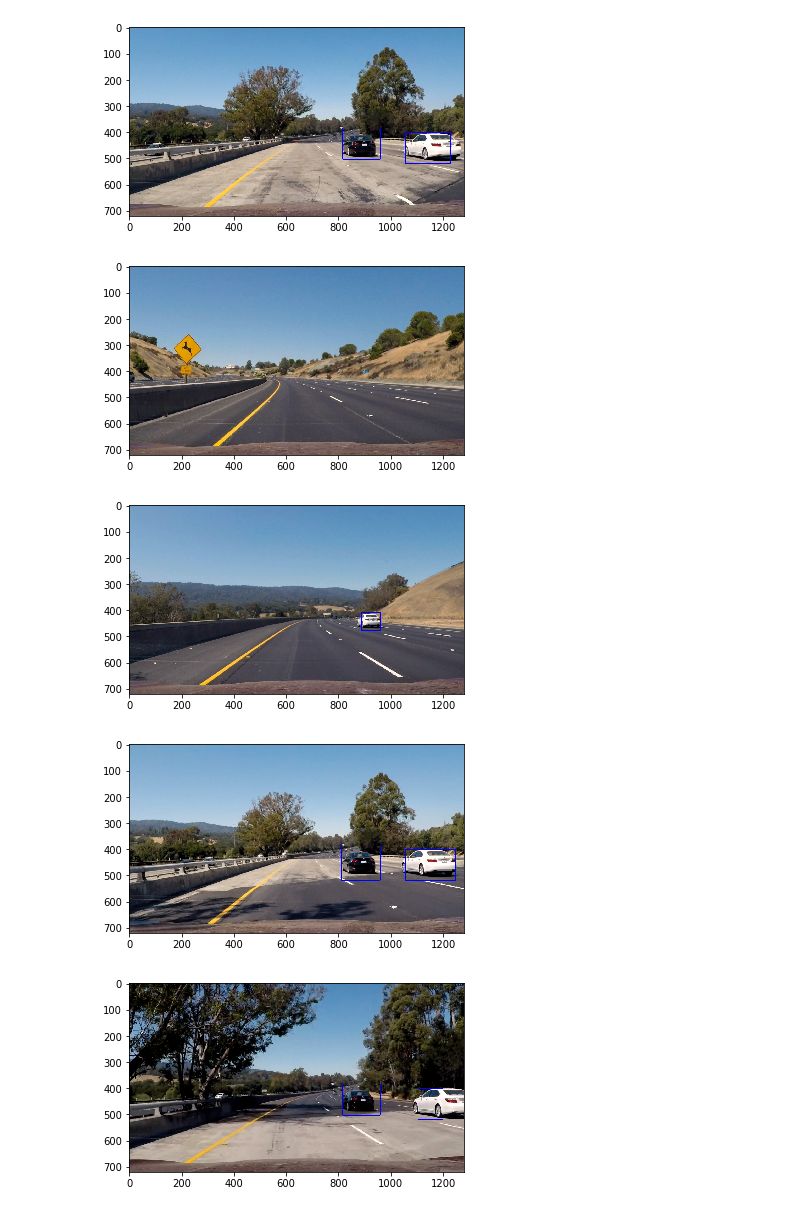
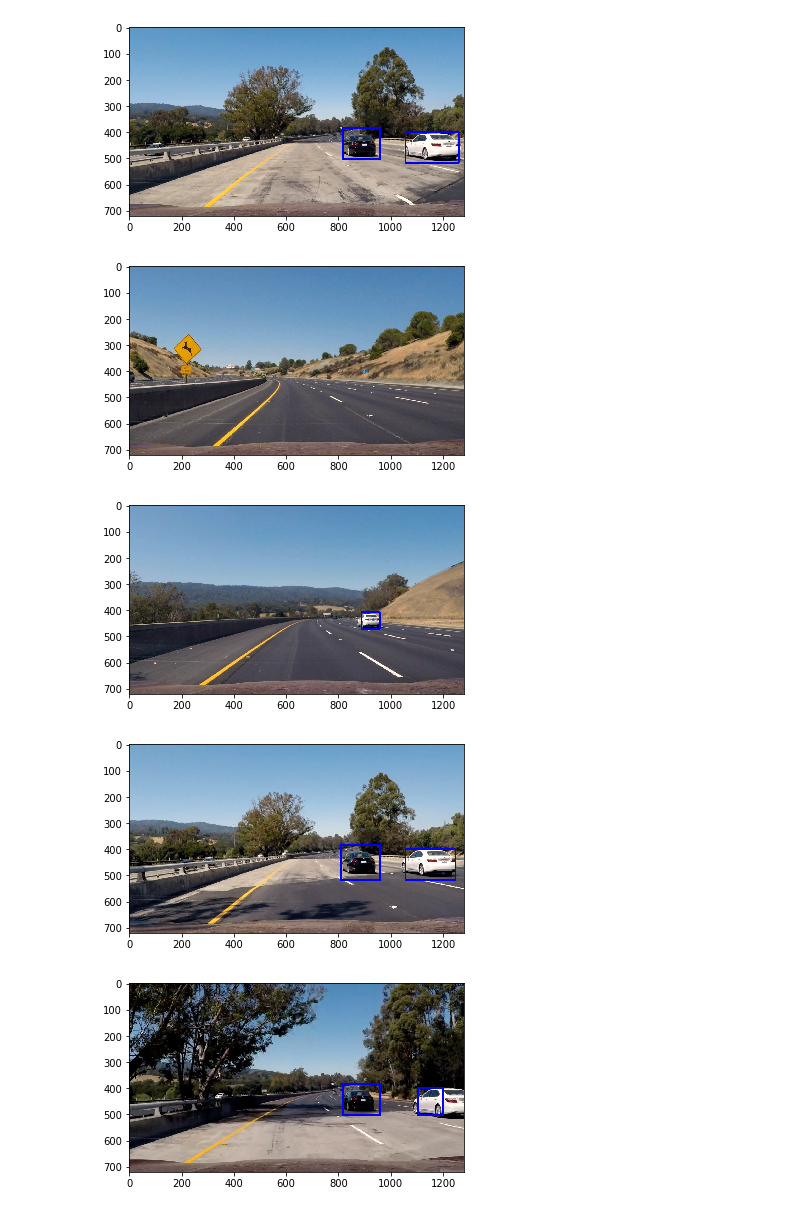
Before and after one commit to rjmoss/CarND-Vehicle-Detection, a Jupyter notebook: pipeline.ipynb, the cells around one changed output. Cells and saved outputs as stored; diff of their text form; code cells hidden in the pictures.

```diff
--- a/pipeline.ipynb
+++ b/pipeline.ipynb
@@ -118,4 +118,7 @@ def visualise_windows(img, parameters):
         plt.imshow(img)
         plt.gca().add_patch(Polygon(window, linewidth=4,edgecolor='r',facecolor='r'))
         plt.gca().add_patch(Polygon(search_area, linewidth=4,edgecolor='b',facecolor='none'))
+        if SAVE:
+                fig = plt.gcf()
+                fig.savefig('output_images/search_window_'+ str(param['window_size'][0]) + '.jpg')
 # %%
@@ -208,18 +197,14 @@ def pipeline(img, clip):
 
     # Note - frame/clip will always store the unthresholded heatmap
     threshold_heatmap = np.copy(clip.heatmap)
+#     threshold_heatmap = np.copy(clip.frames[-1].heatmap)
 
-#     threshold = min(2*len(clip.frames, 6)) # So it works for single images or videos
-    threshold_heatmap[threshold_heatmap <= 3] = 0
-    heatmap_1 = np.copy(threshold_heatmap)
+#     threshold_heatmap[threshold_heatmap <= 3] = 0
+#     heatmap_1 = np.copy(threshold_heatmap)
     threshold_heatmap[threshold_heatmap <= 4] = 0
-    heatmap_2 = np.copy(threshold_heatmap)
-    threshold_heatmap[threshold_heatmap <= 5] = 0
-    heatmap_3 = np.copy(threshold_heatmap)
-
-    # TODO - could be cool to overlay the heatmap on the image, or have something
-    # which shows that the heat is about to go blue. Could do the bounding box
-    # color based on the heatmap number (so higher heatmaps are emphasised)
+#     heatmap_2 = np.copy(threshold_heatmap)
+#     threshold_heatmap[threshold_heatmap <= 5] = 0
+#     heatmap_3 = np.copy(threshold_heatmap)
 
 
     # 3. Label the heatmap
@@ -227,10 +212,10 @@ def pipeline(img, clip):
 
     # 4. Draw the bounded boxes
     output = np.copy(img)
-#     output = draw_labelled_bboxes(img, (labelled_array, num_features), color=(0, 0, 255), thick=6)
+    output = draw_labelled_bboxes(img, (labelled_array, num_features), color=(0, 0, 255), thick=6)
 #     output = draw_labelled_bboxes(img, label(heatmap_1), color=(255, 0, 0), thick=6)
 #     output = draw_labelled_bboxes(output, label(heatmap_2), color=(0, 255, 0), thick=4)
-    output = draw_labelled_bboxes(output, label(heatmap_3), color=(0, 0, 255), thick=2)
+#     output = draw_labelled_bboxes(output, label(heatmap_3), color=(0, 0, 255), thick=2)
 
     # -----
     if PLOT:
@@ -275,12 +249,16 @@ Wall time: 3.46 s
 # %%
 PLOT = False
 SAVE = False
-for im in test_images:
+for i, im in enumerate(test_images):
     plt.figure()
     plt.imshow(pipeline(im, Clip()))
+
+    fig = plt.gcf()
+    fig.savefig('output_images/test_image_' + str(i+1) + '.jpg')
+SAVE = False
 # %% [output]
-[figure, old version]
+[figure, new version]
 [figure]
 [figure]
-[figure, old version]
+[figure, new version]
-[figure, old version]
+[figure, new version]
```
Also changed, not shown: parts of 8 cells of this notebook, 10 other files.
